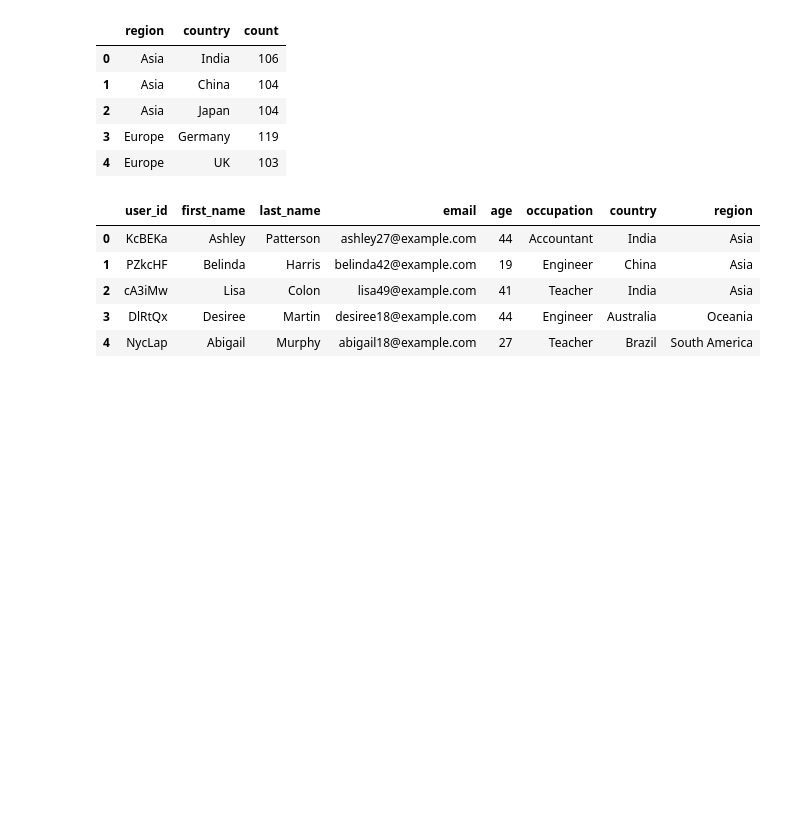
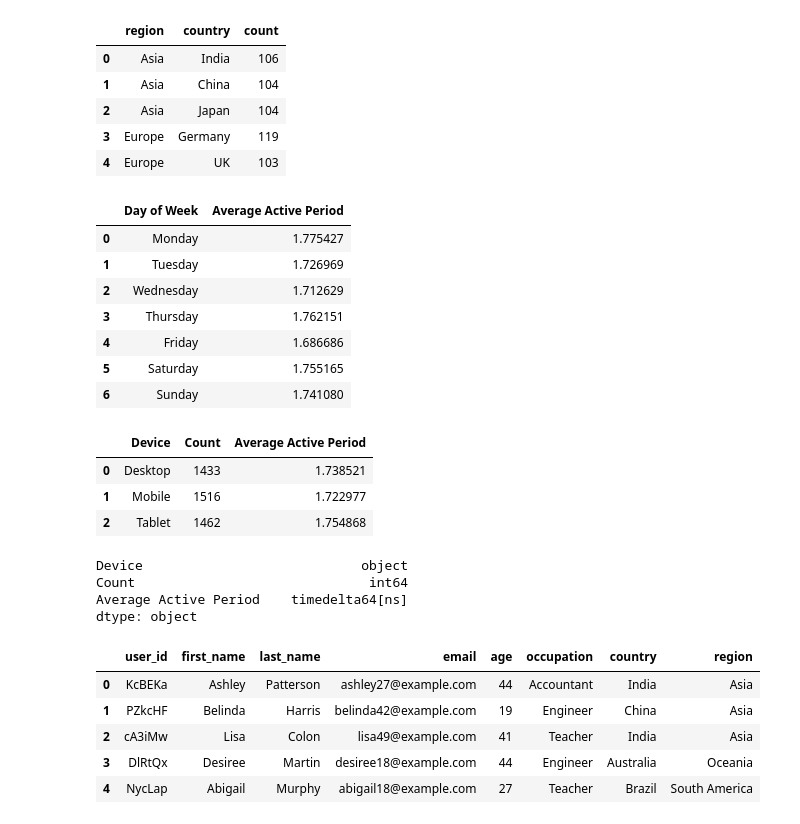
Before and after one commit to llh139/Data-Analytics-Portfolio, a Jupyter notebook: Personal Learning Project - Analyzing Online Learning Platform User Demographic and Platform Activity (AI Generated Data)/Working File.ipynb, the cells around one changed output. Drawn from its saved outputs; the diff is of its cells as text; code cells hidden in the pictures; blank space fills up the shorter version.

```diff
--- a/Personal Learning Project - Analyzing Online Learning Platform User Demographic and Platform Activity (AI Generated Data)/Working File.ipynb
+++ b/Personal Learning Project - Analyzing Online Learning Platform User Demographic and Platform Activity (AI Generated Data)/Working File.ipynb
@@ -243,3 +269,46 @@ for children in region_list:
     children_list.append(children)
 for value in total_value_by_region:
     value_list.append(value)
+# %%
+df_platform_log['active_period'] = df_platform_log['active_period'].dt.total_seconds() / 3600
+df_monday_activeperiod = df_platform_log['active_period'][df_platform_log['day_of_week'] == 0]
+df_tuesday_activeperiod = df_platform_log['active_period'][df_platform_log['day_of_week'] == 1]
+df_wednesday_activeperiod = df_platform_log['active_period'][df_platform_log['day_of_week'] == 2]
+df_thursday_activeperiod = df_platform_log['active_period'][df_platform_log['day_of_week'] == 3]
+df_friday_activeperiod = df_platform_log['active_period'][df_platform_log['day_of_week'] == 4]
+df_saturday_activeperiod = df_platform_log['active_period'][df_platform_log['day_of_week'] == 5]
+df_sunday_activeperiod = df_platform_log['active_period'][df_platform_log['day_of_week'] == 6]
+# %%
+df_dayofweek_activeperiod = df_platform_log.groupby('day_of_week')['active_period'].mean().reset_index()
+df_dayofweek_activeperiod = rename_day_of_week(df_dayofweek_activeperiod)
+df_dayofweek_activeperiod.columns = 'Day of Week', 'Average Active Period'
+df_dayofweek_activeperiod['Average Active Period'] = df_dayofweek_activeperiod['Average Active Period'].dt.total_seconds() / 3600
+df_dayofweek_activeperiod
+# %% [output]
+|  | Day of Week | Average Active Period |
+| 0 | Monday | 1.775427 |
+| 1 | Tuesday | 1.726969 |
+| 2 | Wednesday | 1.712629 |
+| 3 | Thursday | 1.762151 |
+| 4 | Friday | 1.686686 |
+| 5 | Saturday | 1.755165 |
+| 6 | Sunday | 1.741080 |
+# %%
+df_device_count = pd.DataFrame(df_platform_log.groupby('device')['date'].count().reset_index())
+df_device_activeperiod = pd.DataFrame(df_platform_log.groupby('device')['active_period'].mean().reset_index())
+df_device = pd.merge(df_device_count, df_device_activeperiod)
+df_device.columns = 'Device', 'Count', 'Average Active Period'
+df_device['Average Active Period'] = df_device['Average Active Period'].dt.total_seconds() / 3600
+df_device
+# %% [output]
+|  | Device | Count | Average Active Period |
+| 0 | Desktop | 1433 | 1.738521 |
+| 1 | Mobile | 1516 | 1.722977 |
+| 2 | Tablet | 1462 | 1.754868 |
+# %%
+df_device.dtypes
+# %% [output]
+Device                            object
+Count                              int64
+Average Active Period    timedelta64[ns]
+dtype: object
```
Also changed, not shown: parts of 10 cells of this notebook.
